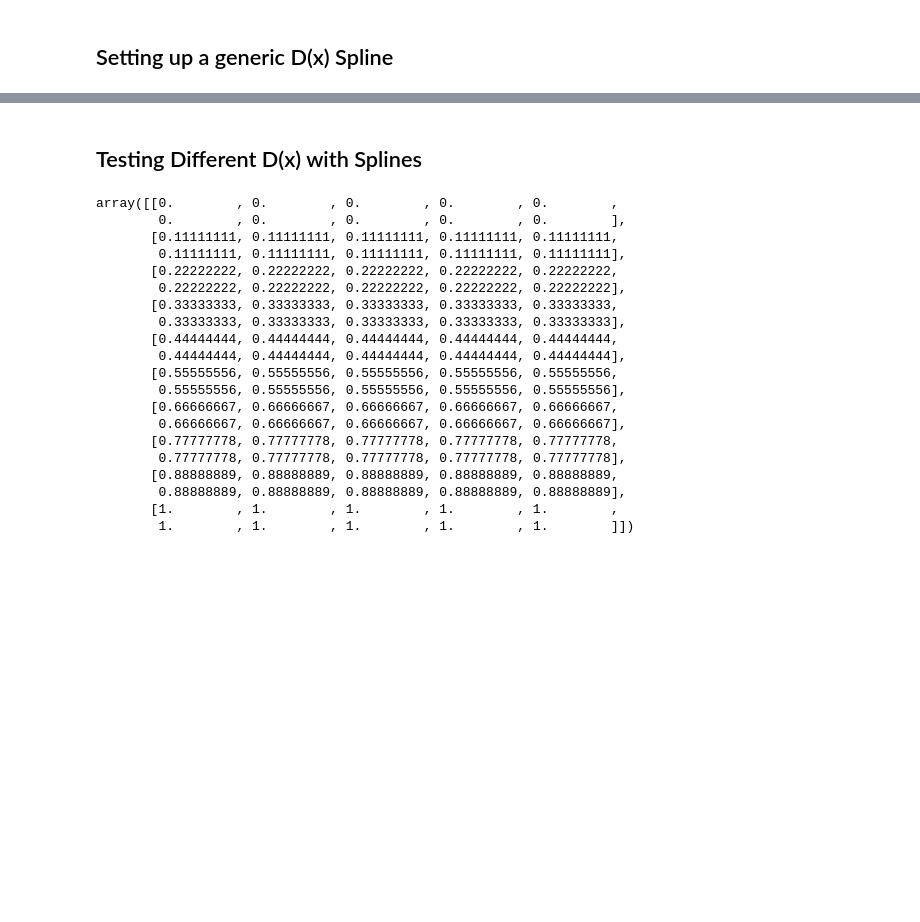
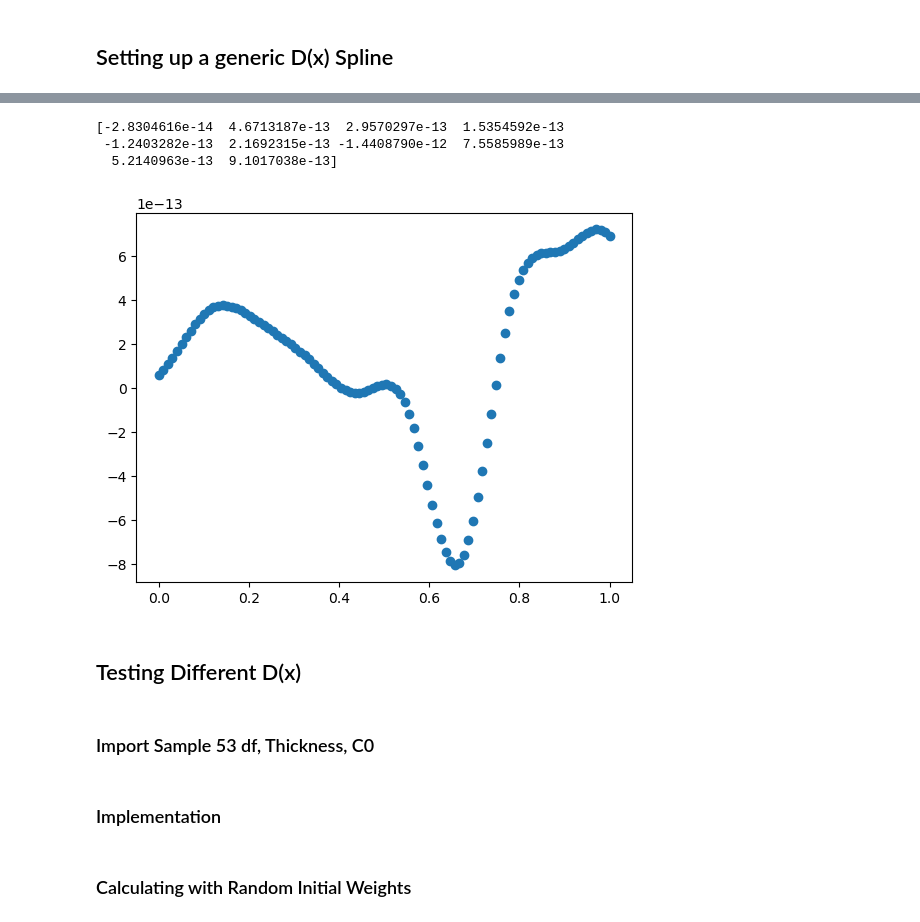
Before and after one commit to william-dove/Diffusion-Modeling, a Jupyter notebook: DopantUptake.ipynb, the cells around one changed output, grey strips where cells are left out. Drawn from its saved outputs; the diff is of its cells as text; code cells hidden in the pictures; blank space fills up the shorter version.

Commit message:
initial Jax build

```diff
--- a/DopantUptake.ipynb
+++ b/DopantUptake.ipynb
@@ -1074,18 +1136,20 @@ plt.legend()
 # %%
+'''
+
 def make_spline(weights, L):
-    '''
-    Makes a cubic B-spline from the given weights over the interval [0, L].
-    Seems to work well with ~10 weights.
-    '''
+    # Makes a cubic B-spline from the given weights over the interval [0, L].
+    # Seems to work well with ~10 weights.
     k = 3
     n = len(weights)
 
-    # Clamped knot vector
-    t = np.concatenate((
-        np.zeros(k),
-        np.linspace(0, L, n - k + 1),
-        np.ones(k) * L
+    # clamped knot vector
+    t = jnp.concatenate((
+        jnp.zeros(k),
+        jnp.linspace(0, L, n - k + 1),
+        jnp.ones(k) * L
     ))
 
     spline = BSpline(t, weights, k)
     return spline
+
+'''
@@ -1107,2 +1209,20 @@ print(weights)
+# %%
+# More accurate numbers
+
+key = jax.random.PRNGKey(42)
+weights = jax.random.normal(key, (10,))*1e-12 # Scaled to order of 1e-12 [cm^2/s] diffusion coefficients
+
+f = make_spline(weights, L=1)
+
+x = np.linspace(0, 1, 100)
+
+plt.plot(x, f(x), 'o')
+
+print(weights)
+# %% [output]
+[-2.8304616e-14  4.6713187e-13  2.9570297e-13  1.5354592e-13
+ -1.2403282e-13  2.1692315e-13 -1.4408790e-12  7.5585989e-13
+  5.2140963e-13  9.1017038e-13]
+[figure, added]
 # %% [markdown]
-## Testing Different D(x) with Splines
+## Testing Different D(x)
@@ -1127,3 +1229,5 @@ def compare(C0, k, L, times, m_exp):
+# %% [markdown]
+### Import Sample 53 df, Thickness, C0
 # %%
 # Sample 53
 df = cropped_sample_dfs_first['Sample 53']
@@ -1144,29 +1248,5 @@ k = 0
 # Small N, slight innaccuracy
 Nx = 20
 Nt = 20
-# %%
-weights = np.linspace(0, 1, 10)
-
-weights_list = np.tile(weights, (10,1)).T
-weights_list
-# %% [output]
-array([[0.        , 0.        , 0.        , 0.        , 0.        ,
-        0.        , 0.        , 0.        , 0.        , 0.        ],
-       [0.11111111, 0.11111111, 0.11111111, 0.11111111, 0.11111111,
-        0.11111111, 0.11111111, 0.11111111, 0.11111111, 0.11111111],
-       [0.22222222, 0.22222222, 0.22222222, 0.22222222, 0.22222222,
-        0.22222222, 0.22222222, 0.22222222, 0.22222222, 0.22222222],
-       [0.33333333, 0.33333333, 0.33333333, 0.33333333, 0.33333333,
-        0.33333333, 0.33333333, 0.33333333, 0.33333333, 0.33333333],
-       [0.44444444, 0.44444444, 0.44444444, 0.44444444, 0.44444444,
-        0.44444444, 0.44444444, 0.44444444, 0.44444444, 0.44444444],
-       [0.55555556, 0.55555556, 0.55555556, 0.55555556, 0.55555556,
-        0.55555556, 0.55555556, 0.55555556, 0.55555556, 0.55555556],
-       [0.66666667, 0.66666667, 0.66666667, 0.66666667, 0.66666667,
-        0.66666667, 0.66666667, 0.66666667, 0.66666667, 0.66666667],
-       [0.77777778, 0.77777778, 0.77777778, 0.77777778, 0.77777778,
-        0.77777778, 0.77777778, 0.77777778, 0.77777778, 0.77777778],
-       [0.88888889, 0.88888889, 0.88888889, 0.88888889, 0.88888889,
-        0.88888889, 0.88888889, 0.88888889, 0.88888889, 0.88888889],
-       [1.        , 1.        , 1.        , 1.        , 1.        ,
-        1.        , 1.        , 1.        , 1.        , 1.        ]])
+# %% [markdown]
+### Implementation
@@ -1172,0 +1293,2 @@ array([[0.        , 0.        , 0.        , 0.        , 0.        ,
+# %% [markdown]
+### Calculating with Random Initial Weights
```
Also changed, not shown: parts of 25 cells of this notebook.
